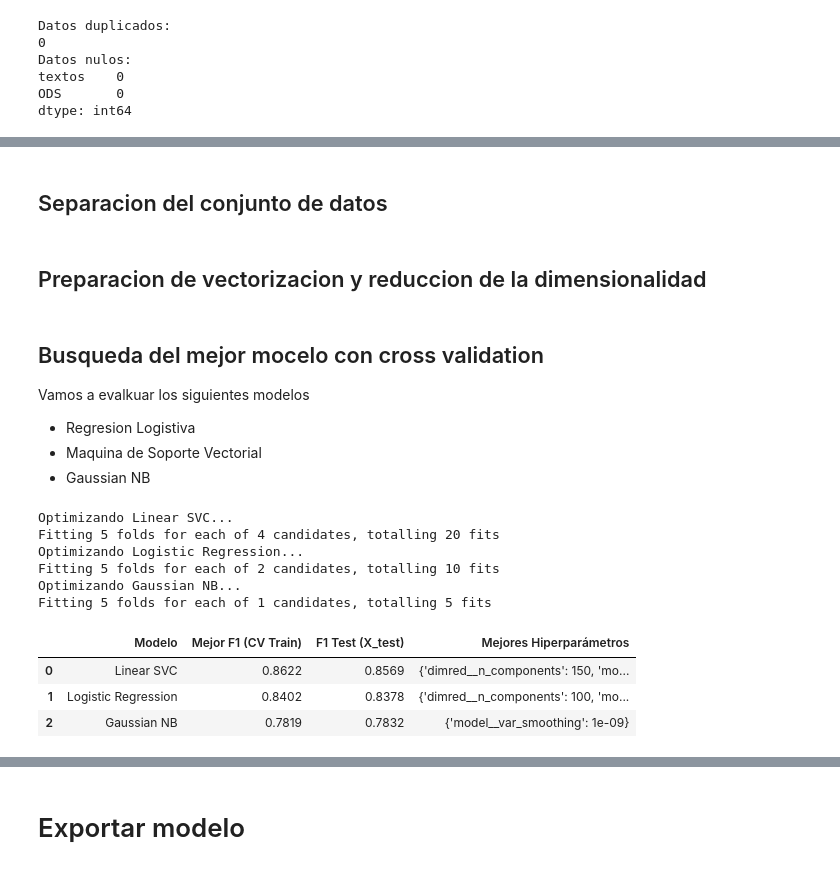
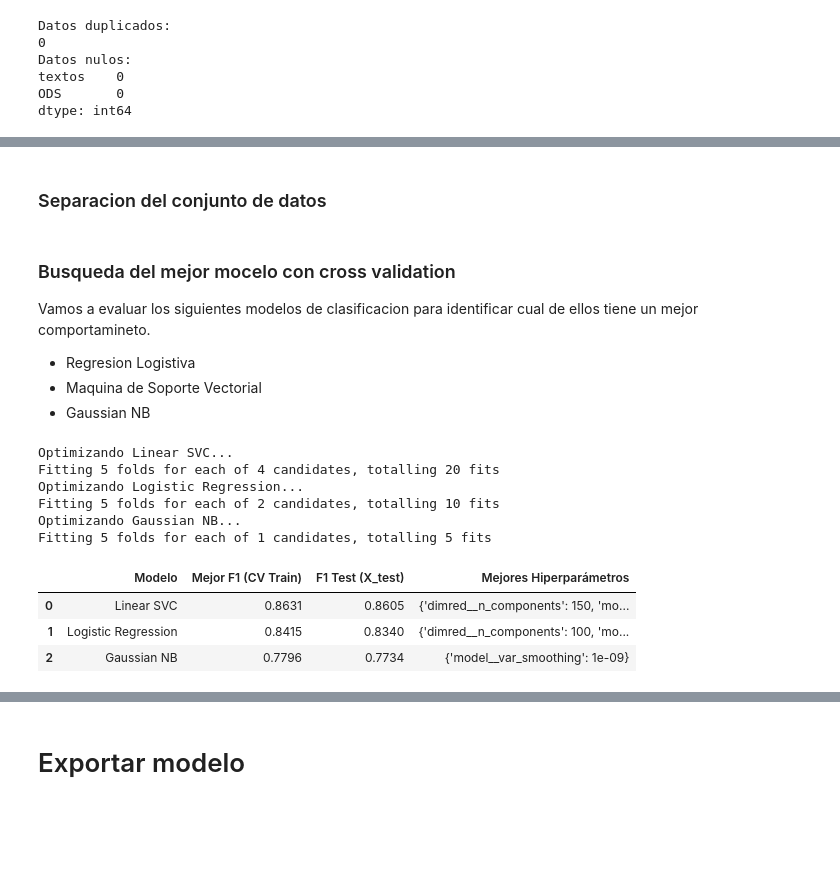
Before and after one commit to AndresEnix/microproyecto_2_mlns, a Jupyter notebook: identificacion_pln_relaciones_semanticas.ipynb, the cells around one changed output, grey strips where cells are left out. Saved outputs shown, nothing was run; the diff lists cells and outputs as text; code cells hidden in the pictures; blank space fills up the shorter version.

```diff
--- a/identificacion_pln_relaciones_semanticas.ipynb
+++ b/identificacion_pln_relaciones_semanticas.ipynb
@@ -132,13 +127,10 @@ No hay neceesidad de eliminar datos nulos o duplicados.
 # %%
+stop_words_es = set(stopwords.words('spanish'))
+
 def prepare_text(text):
     tokenizer = RegexpTokenizer(r'\w+')
-    stemmer = PorterStemmer()
-    tokens = tokenizer.tokenize(text)
-    tokens = [word for word in tokens if word not in stopwords.words('spanish')]
+    stemmer = SnowballStemmer(language='spanish')
+    tokens = tokenizer.tokenize(text.lower())
+    tokens = [word for word in tokens if word not in stop_words_es]
     tokens = [stemmer.stem(word) for word in tokens]
     return ' '.join(tokens)
-
-# Prueba de la preparacion de textos
-random_text = text.sample(1).item()
-prepared_text = prepare_text(random_text)
-print(f'Texto original:\n{random_text}\nTexto preparado:\n{prepared_text}')
@@ -145,28 +211,19 @@ print(f'Texto original:\n{random_text}\nTexto preparado:\n{prepared_text}')
 # %% [markdown]
-## Separacion del conjunto de datos
+### Separacion del conjunto de datos
 # %%
-data = raw_data.copy()
-data['texto_limpio'] = data['textos'].apply(prepare_text)
-
-text = data['texto_limpio']
-labels = data['ODS']
-
-X_train, X_test, y_train, y_test = train_test_split(text, labels, test_size=0.2, random_state=55)
+X_train, X_test, y_train, y_test = train_test_split(raw_data['textos'], raw_data['ODS'], test_size=0.2, random_state=55)
-# %% [markdown]
-## Preparacion de vectorizacion y reduccion de la dimensionalidad
-# %%
-vectorizer = TfidfVectorizer(preprocessor=prepare_text)
-tsvd = TruncatedSVD(n_components=100, random_state=32)
 # %% [markdown]
-## Busqueda del mejor mocelo con cross validation
+### Busqueda del mejor mocelo con cross validation
 
-Vamos a evalkuar los siguientes modelos
+Vamos a evaluar los siguientes modelos de clasificacion para identificar cual de ellos tiene un mejor comportamineto.
 
  - Regresion Logistiva
  - Maquina de Soporte Vectorial
  - Gaussian NB
 # %%
-def find_best_model(vectorizer, tsvd, X_train, y_train):
+def find_best_model(X_train, y_train):
+    vectorizer = TfidfVectorizer(preprocessor=prepare_text)
+    tsvd = TruncatedSVD(n_components=150, random_state=32)
     # Definimos la estrategia de validación cruzada manteniendo proporción de clases
     cv = StratifiedKFold(n_splits=5, shuffle=True, random_state=32)
     # 2. Definimos los modelos e hiper parametros a probar
@@ -217,36 +274,35 @@ def find_best_model(vectorizer, tsvd, X_train, y_train):
             cv=cv,
             scoring="f1_weighted",
             n_jobs=1,
             verbose=1
         )
 
         grid.fit(X_train, y_train)
         mejores_modelos[nombre] = grid.best_estimator_
 
         # Evaluar en el conjunto de prueba no visto
         test_score = grid.score(X_test, y_test)
 
         resultados.append({
             "Modelo": nombre,
             "Mejor F1 (CV Train)": round(grid.best_score_, 4),
             "F1 Test (X_test)": round(test_score, 4),
             "Mejores Hiperparámetros": grid.best_params_
         })
     # 4. Tabla comparativa final
     df_resultados = pd.DataFrame(resultados).sort_values(by="F1 Test (X_test)", ascending=False)
     return df_resultados
 
-cv_report = find_best_model(vectorizer, tsvd, X_train, y_train)
-cv_report
+find_best_model(X_train, y_train)
 # %% [output]
 Optimizando Linear SVC...
 Fitting 5 folds for each of 4 candidates, totalling 20 fits
 Optimizando Logistic Regression...
 Fitting 5 folds for each of 2 candidates, totalling 10 fits
 Optimizando Gaussian NB...
 Fitting 5 folds for each of 1 candidates, totalling 5 fits
 |  | Modelo | Mejor F1 (CV Train) | F1 Test (X_test) | Mejores Hiperparámetros |
-| 0 | Linear SVC | 0.8622 | 0.8569 | {'dimred__n_components': 150, 'mo... |
-| 1 | Logistic Regression | 0.8402 | 0.8378 | {'dimred__n_components': 100, 'mo... |
-| 2 | Gaussian NB | 0.7819 | 0.7832 | {'model__var_smoothing': 1e-09} |
+| 0 | Linear SVC | 0.8631 | 0.8605 | {'dimred__n_components': 150, 'mo... |
+| 1 | Logistic Regression | 0.8415 | 0.8340 | {'dimred__n_components': 100, 'mo... |
+| 2 | Gaussian NB | 0.7796 | 0.7734 | {'model__var_smoothing': 1e-09} |
 # %% [markdown]
```
Also changed, not shown: parts of 20 cells of this notebook, 3 other files.
